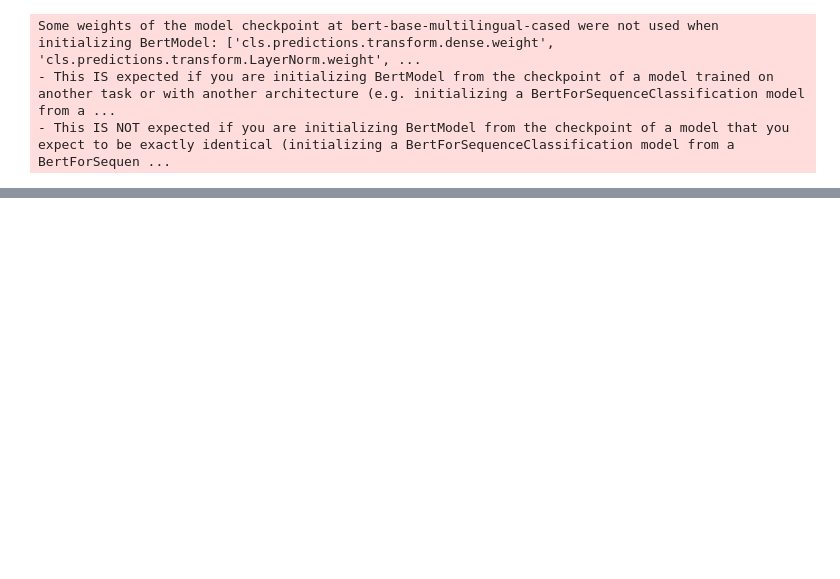
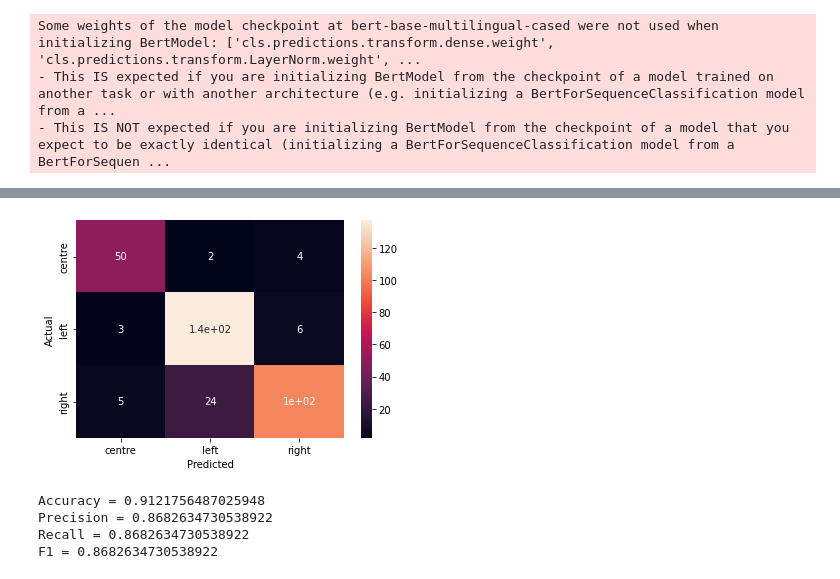
Before and after one commit to lyubolp/NewsArticleProfiling, a Jupyter notebook: model.ipynb, the cells around one changed output, grey strips where cells are left out. Saved outputs shown, nothing was run; the diff lists cells and outputs as text; code cells hidden in the pictures; blank space fills up the shorter version.

```diff
--- a/model.ipynb
+++ b/model.ipynb
@@ -130,0 +260,32 @@ Epoch 0
+# %%
+full_data_simple_labels = pd.read_csv(os.path.join('data', 'full_data.csv'))
+
+simplify_label_map = {
+    'centre-left': 'centre',
+    'centre-right': 'centre',
+    'centrism': 'centre',
+    'communism': 'left',
+    'conservatism': 'right',
+    'left-wing': 'left',
+    'liberalism': 'left',
+    'right-wing': 'right',
+    'social democracy': 'right'
+}
+full_data_simple_labels['idealogyLabel'] = full_data_simple_labels['idealogyLabel'].map(lambda idealogy: simplify_label_map[idealogy])
+print(full_data_simple_labels.head())
+
+train_data_simple_labels, test_data_simple_labels = train_test_split(full_data_simple_labels, random_state=RANDOM_STATE)
+
+label_mapping_simple_labels = {item: index for index, item in enumerate(full_data_simple_labels['idealogyLabel'].value_counts().keys())}
+label_revmapping_simple_labels = {index: item for index, item in enumerate(full_data_simple_labels['idealogyLabel'].value_counts().keys())}
+
+train_dataset_simple_labels = ArticleDataset(train_data_simple_labels, label_mapping_simple_labels)
+train_dataloader_simple_labels = DataLoader(train_dataset_simple_labels, batch_size=2)
+
+test_dataset_simple_labels = ArticleDataset(test_data_simple_labels, label_mapping_simple_labels)
+test_dataloader_simple_labels = DataLoader(test_dataset_simple_labels, batch_size=2)
+
+model_simple_labels = ArticleProfilerModel(amount_of_categories=len(label_mapping_simple_labels))
+
+learning_rate = 1e-5
+optimizer = Adam(model_simple_labels.parameters(), lr=learning_rate)
@@ -130,0 +302,2 @@ Epoch 0
+# %%
+train_loop(model_simple_labels, train_dataloader_simple_labels, epochs=15, loss_fn=nn.CrossEntropyLoss(), optimizer=optimizer)
@@ -130,0 +323,23 @@ Epoch 0
+# %%
+confusion_matrix_simple_labels = confusion_matrix(model_simple_labels, DataLoader(test_dataset_simple_labels, batch_size=1), label_revmapping_simple_labels)
+sn.heatmap(confusion_matrix_simple_labels, annot=True)
+plt.show()
+# %% [output]
+[figure, added]
+# %%
+tp, tn, fp, fn = calculate_metrics(confusion_matrix_simple_labels)
+
+print(f'Accuracy = {(tp + tn) / (tp + tn + fp + fn)}')
+
+precision = tp / (tp + fp)
+print(f'Precision = {precision}')
+
+recall = tp / (tp + fn)
+print(f'Recall = {recall}')
+
+print(f'F1 = {2 * precision * recall / (precision + recall)}')
+# %% [output]
+Accuracy = 0.9121756487025948
+Precision = 0.8682634730538922
+Recall = 0.8682634730538922
+F1 = 0.8682634730538922
```
Also changed, not shown: parts of 20 cells of this notebook.
